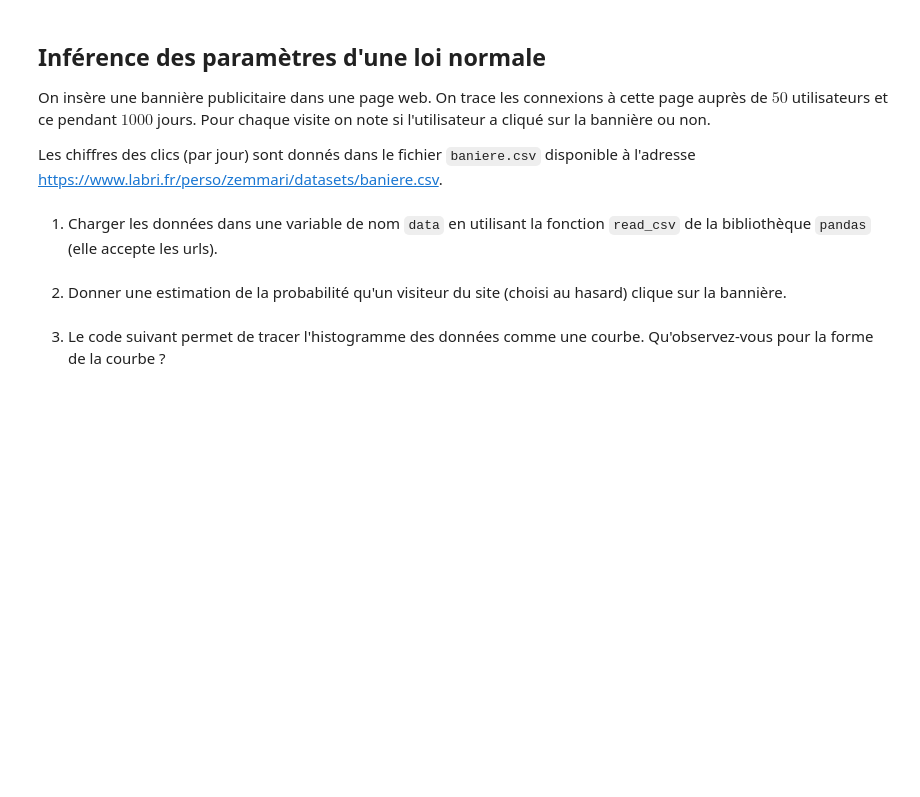
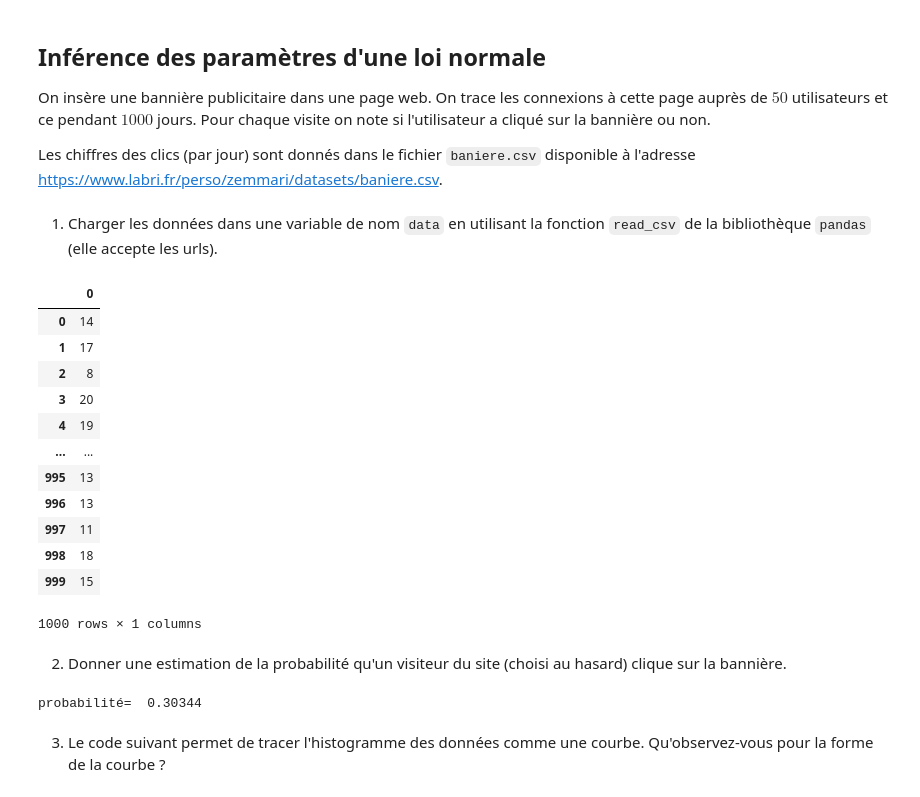
Before and after one commit to gabrielmariebrisson/master, a Jupyter notebook: semestre_1/ACID/td00.ipynb, the cells around one changed output. Cells and saved outputs as stored; diff of their text form; code cells hidden in the pictures; blank space fills up the shorter version.

```diff
--- a/semestre_1/ACID/td00.ipynb
+++ b/semestre_1/ACID/td00.ipynb
@@ -295,8 +430,30 @@ On insère une bannière publicitaire dans une page web. On trace les connexions
 Les chiffres des clics (par jour) sont donnés dans le fichier <code>baniere.csv</code> disponible à l'adresse https://www.labri.fr/perso/zemmari/datasets/baniere.csv.
 # %% [markdown]
 1. Charger les données dans une variable de nom <code>data</code> en utilisant la fonction <code>read_csv</code> de la bibliothèque <code>pandas</code> (elle accepte les urls).
+# %%
+import pandas as pd
+data = pd.read_csv('https://www.labri.fr/perso/zemmari/datasets/baniere.csv',header=None)
+data
+# %% [output]
+|  | 0 |
+| 0 | 14 |
+| 1 | 17 |
+| 2 | 8 |
+| 3 | 20 |
+| 4 | 19 |
+| ... | ... |
+| 995 | 13 |
+| 996 | 13 |
+| 997 | 11 |
+| 998 | 18 |
+| 999 | 15 |
+1000 rows × 1 columns
 # %% [markdown]
 2. Donner une estimation de la probabilité qu'un visiteur du site (choisi au hasard) clique sur la bannière.
+# %%
+print("probabilité= ",data[0].sum()/(1000*50))
+# %% [output]
+probabilité=  0.30344
 # %% [markdown]
 3. Le code suivant permet de tracer l'histogramme des données comme une courbe. Qu'observez-vous pour la forme de la courbe ?
 # %%
```
Also changed, not shown: parts of 42 cells of this notebook, 14 other files.
